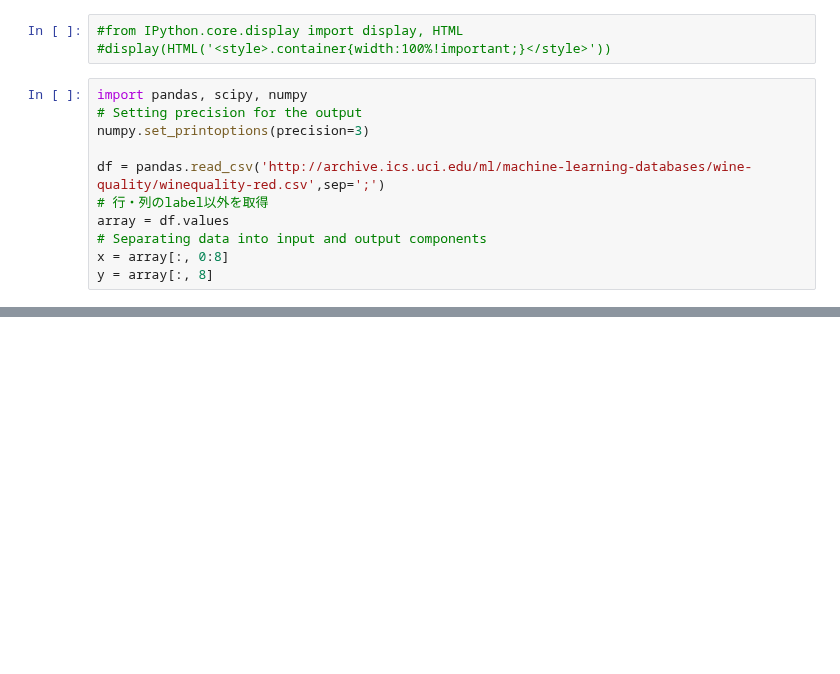
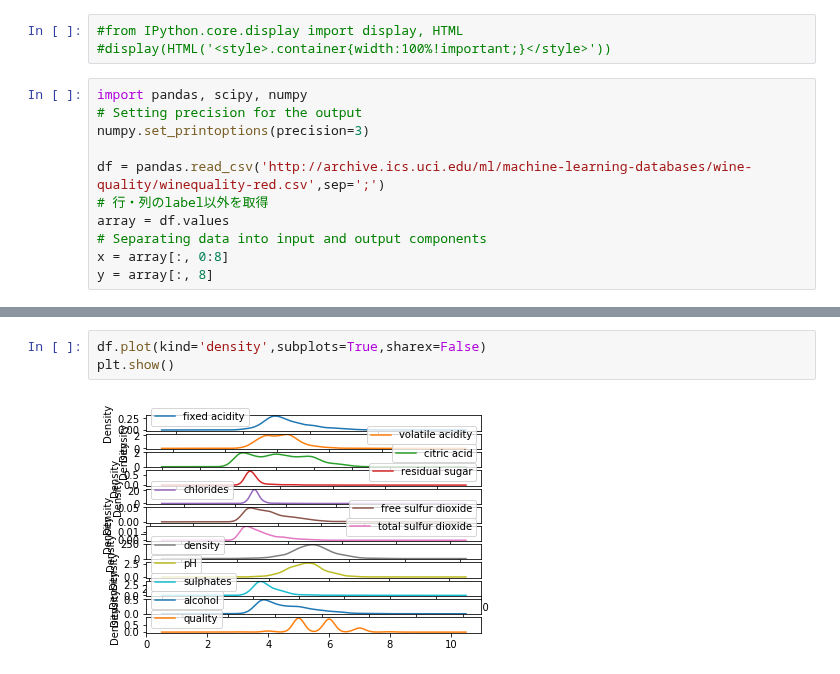
Before and after one commit to furukawa-laboratory/workout_report_2019, a Jupyter notebook: trainee/tsuno/preprocessing/data_processing.ipynb, the cells around one changed output, grey strips where cells are left out. Drawn from its saved outputs; the diff is of its cells as text; blank space fills up the shorter version.

```diff
--- a/trainee/tsuno/preprocessing/data_processing.ipynb
+++ b/trainee/tsuno/preprocessing/data_processing.ipynb
@@ -40,0 +271,5 @@ print(rescaledX[0:5,:])
+# %%
+df.plot(kind='density',subplots=True,sharex=False)
+plt.show()
+# %% [output]
+[figure, added]
```
Also changed, not shown: parts of 28 cells of this notebook.
